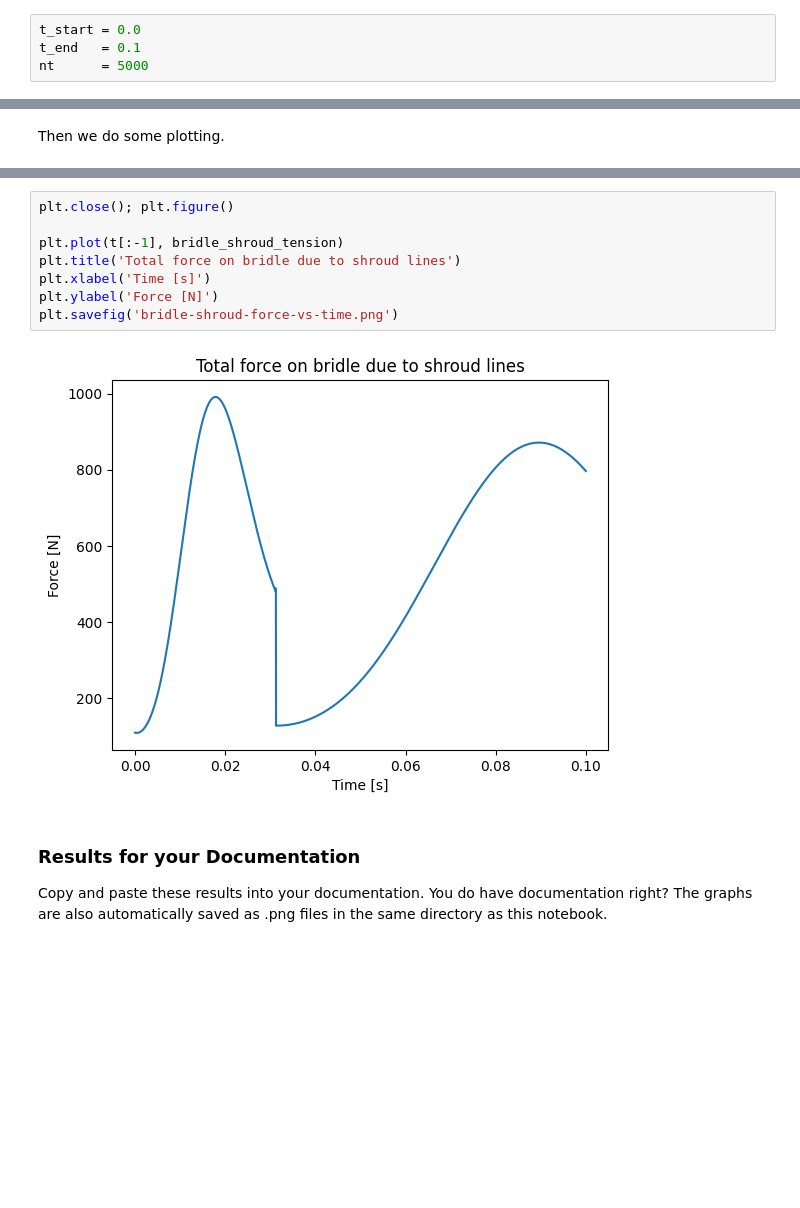
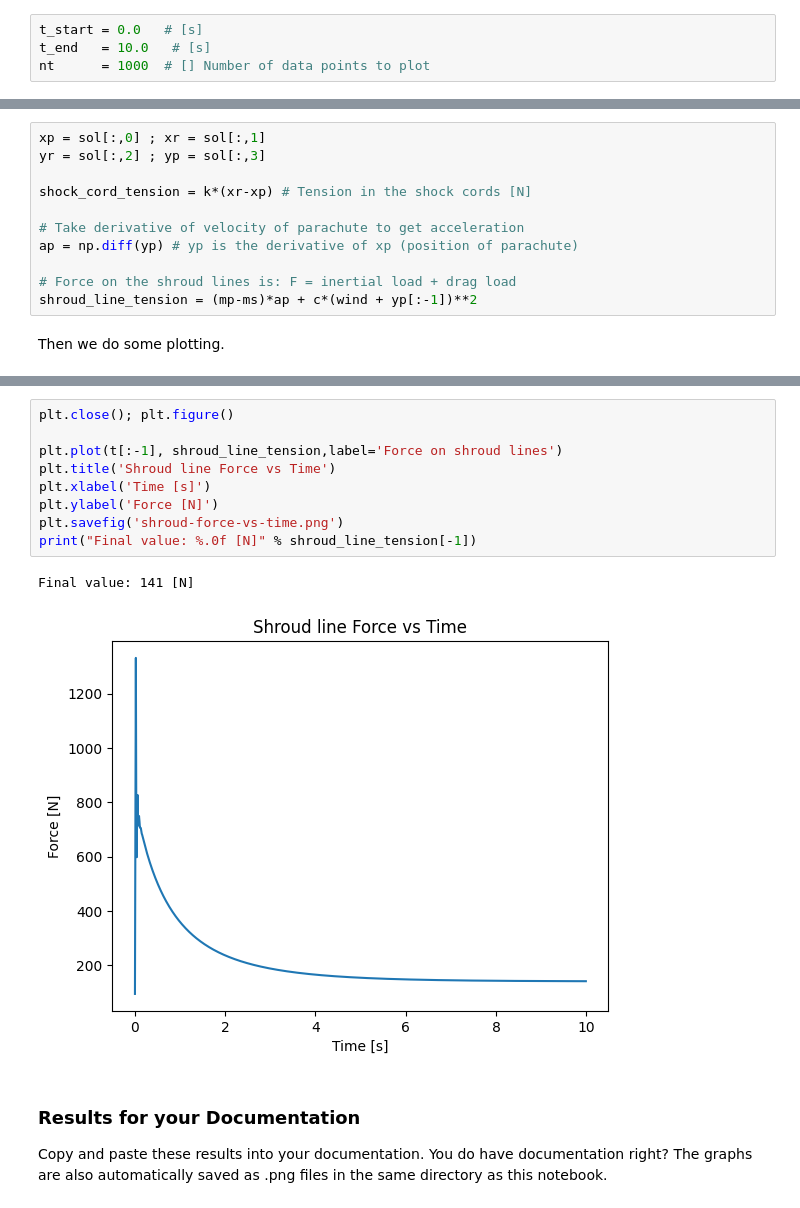
Before and after one commit to UVicRocketry/Parachute-Loading-Simulation, a Jupyter notebook: Parachute Sim.ipynb, the cells around one changed output, grey strips where cells are left out. Drawn from its saved outputs; the diff is of its cells as text; blank space fills up the shorter version.

Commit message:
Revert "Clarify shroud line force and clean up markdown"
This reverts commit 9545319fdb9e0ace74f8565472fd81b267c9e02c.

```diff
--- a/Parachute Sim.ipynb
+++ b/Parachute Sim.ipynb
@@ -91,7 +64,7 @@ Finally the duration to solve over. Adjust these values to appropriately display
 # %%
-t_start = 0.0
-t_end   = 0.1
-nt      = 5000
+t_start = 0.0   # [s]
+t_end   = 10.0   # [s]
+nt      = 1000  # [] Number of data points to plot
 # %% [markdown]
 Now let odeint work some magic... (You don't need to edit anything further)
 # %%
@@ -183,3 +104,14 @@ bridle_shroud_tension = (mp-ms)*ap + c*(wind + yp[:-1])**2
+# %%
+xp = sol[:,0] ; xr = sol[:,1]
+yr = sol[:,2] ; yp = sol[:,3]
+
+shock_cord_tension = k*(xr-xp) # Tension in the shock cords [N]
+
+# Take derivative of velocity of parachute to get acceleration
+ap = np.diff(yp) # yp is the derivative of xp (position of parachute)
+
+# Force on the shroud lines is: F = inertial load + drag load
+shroud_line_tension = (mp-ms)*ap + c*(wind + yp[:-1])**2
 # %% [markdown]
 Then we do some plotting.
 # %%
@@ -208,13 +142,15 @@ plt.savefig('shockcord-force-vs-time.png')
 # %%
 plt.close(); plt.figure()
 
-plt.plot(t[:-1], bridle_shroud_tension)
-plt.title('Total force on bridle due to shroud lines')
+plt.plot(t[:-1], shroud_line_tension,label='Force on shroud lines')
+plt.title('Shroud line Force vs Time')
 plt.xlabel('Time [s]')
 plt.ylabel('Force [N]')
-plt.savefig('bridle-shroud-force-vs-time.png')
+plt.savefig('shroud-force-vs-time.png')
+print("Final value: %.0f [N]" % shroud_line_tension[-1])
 # %% [output]
+Final value: 141 [N]
-[figure, old version]
+[figure, new version]
 # %% [markdown]
 ### Results for your Documentation
 Copy and paste these results into your documentation. You do have documentation right? The graphs are also automatically saved as .png files in the same directory as this notebook.
```
Also changed, not shown: parts of 14 cells of this notebook, 1 other file.
